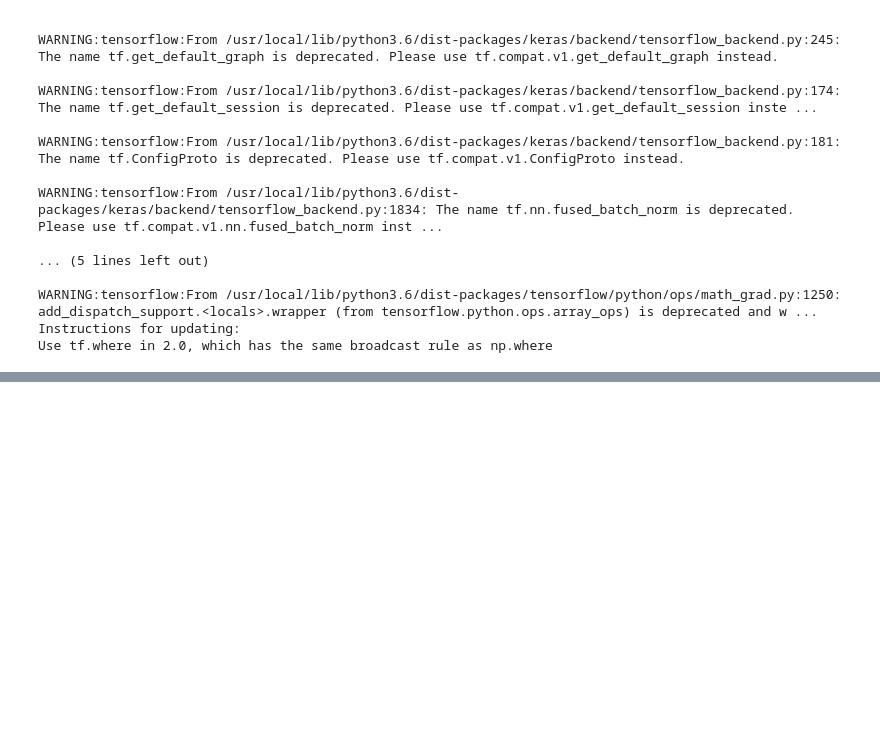
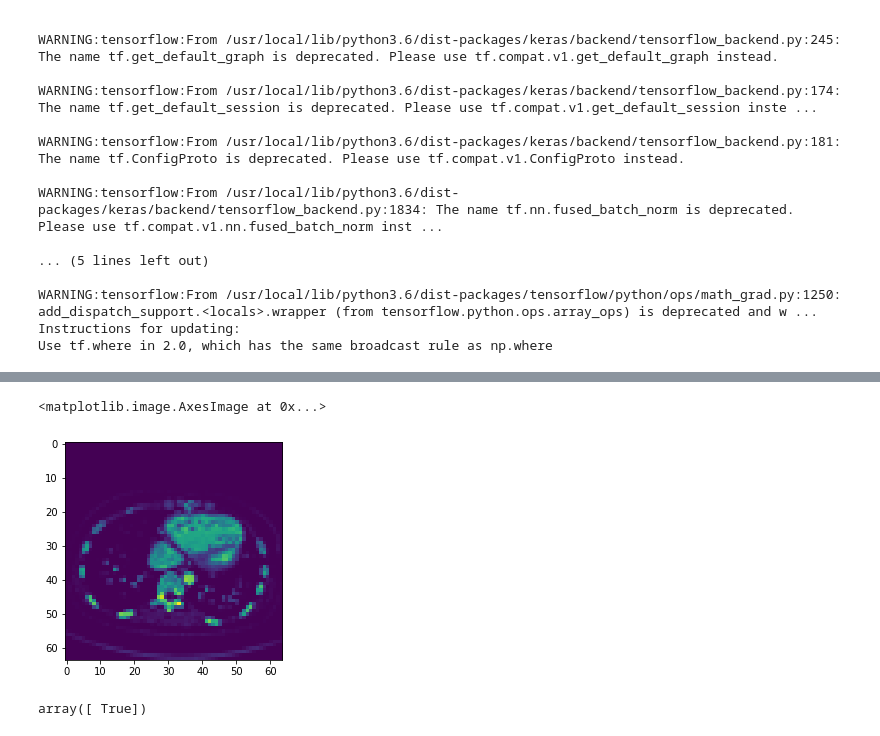
Before and after one commit to jungsunyoo/AdvImgSeg, a Jupyter notebook: AdvImg_apr17.ipynb, the cells around one changed output, grey strips where cells are left out. Drawn from its saved outputs; the diff is of its cells as text; code cells hidden in the pictures; blank space fills up the shorter version.

```diff
--- a/AdvImg_apr17.ipynb
+++ b/AdvImg_apr17.ipynb
@@ -231,0 +236,10 @@ np.median(adv_x)
+# %%
+plt.imshow(x_sample)
+# %% [output]
+<matplotlib.image.AxesImage at 0x...>
+[figure, added]
+# %%
+aa = x_sample==adv_x_reshape
+np.unique(aa)
+# %% [output]
+array([ True])
```
Also changed, not shown: parts of 31 cells of this notebook.
